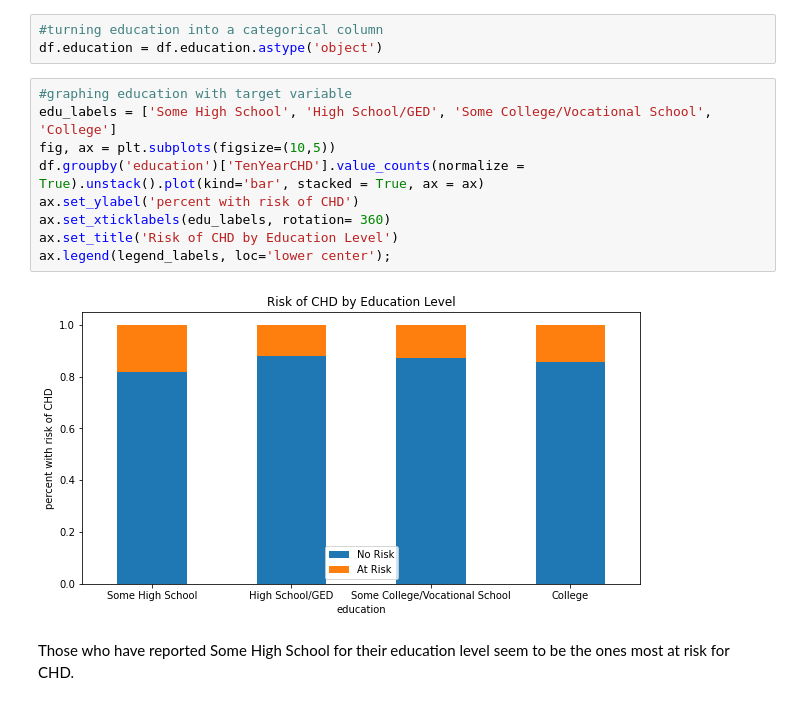
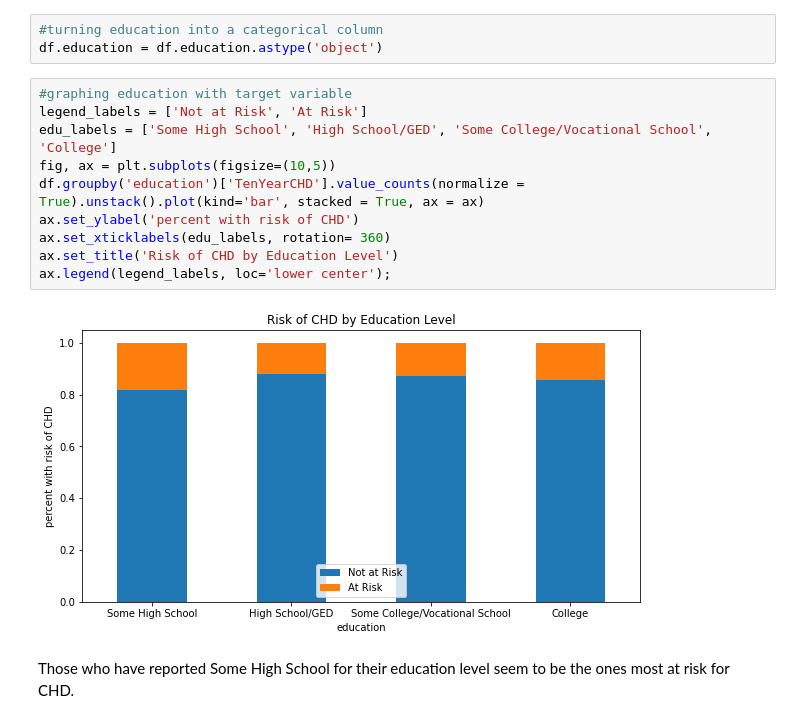
Before and after one commit to zachagreenberg/Cardiovascular_Disease, a Jupyter notebook: Project_Notebook.ipynb, the cells around one changed output. Cells and saved outputs as stored; diff of their text form.

```diff
--- a/Project_Notebook.ipynb
+++ b/Project_Notebook.ipynb
@@ -154,15 +121,16 @@ We decided to impute the missing values with the mode because this is a categori
 df.education = df.education.astype('object')
 # %%
 #graphing education with target variable
+legend_labels = ['Not at Risk', 'At Risk']
 edu_labels = ['Some High School', 'High School/GED', 'Some College/Vocational School', 'College']
 fig, ax = plt.subplots(figsize=(10,5))
 df.groupby('education')['TenYearCHD'].value_counts(normalize = True).unstack().plot(kind='bar', stacked = True, ax = ax)
 ax.set_ylabel('percent with risk of CHD')
 ax.set_xticklabels(edu_labels, rotation= 360)
 ax.set_title('Risk of CHD by Education Level')
 ax.legend(legend_labels, loc='lower center');
 # %% [output]
-[figure, old version]
+[figure, new version]
 # %% [markdown]
 Those who have reported Some High School for their education level seem to be the ones most at risk for CHD.
 # %% [markdown]
```
Also changed, not shown: parts of 43 cells of this notebook.
